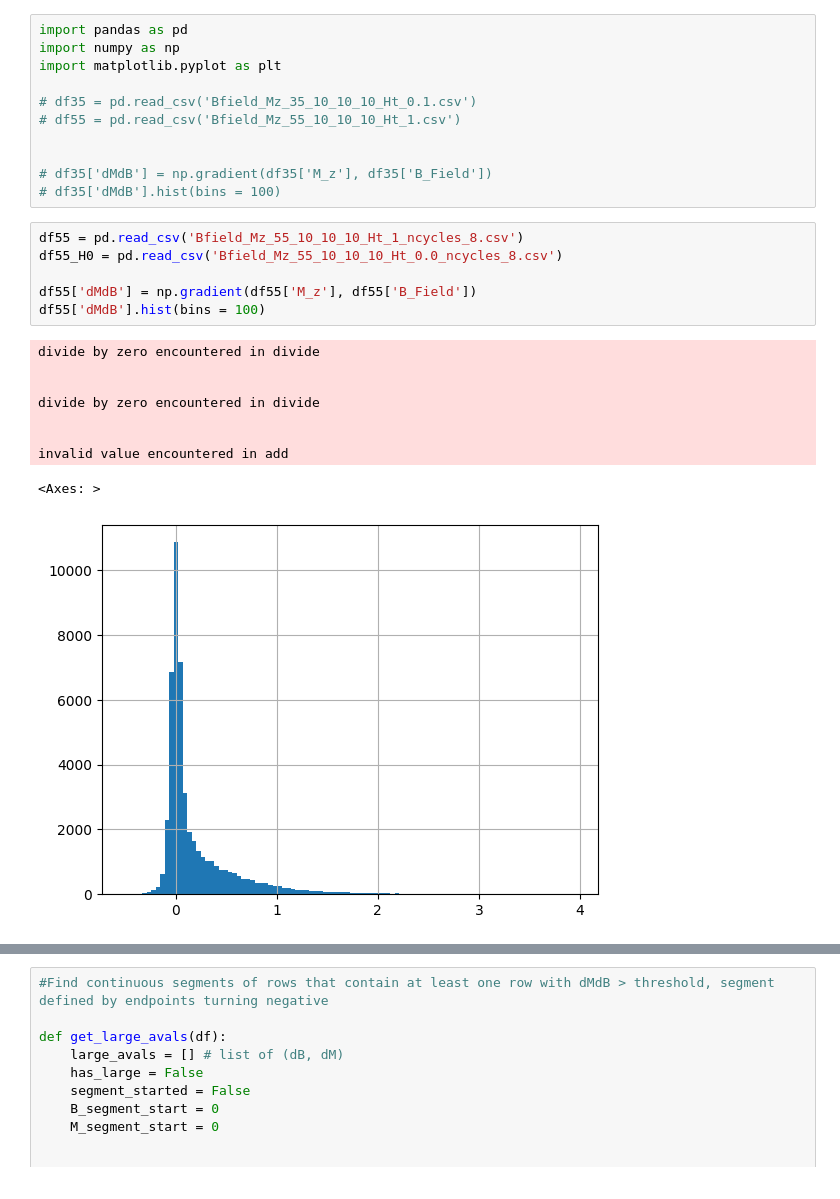
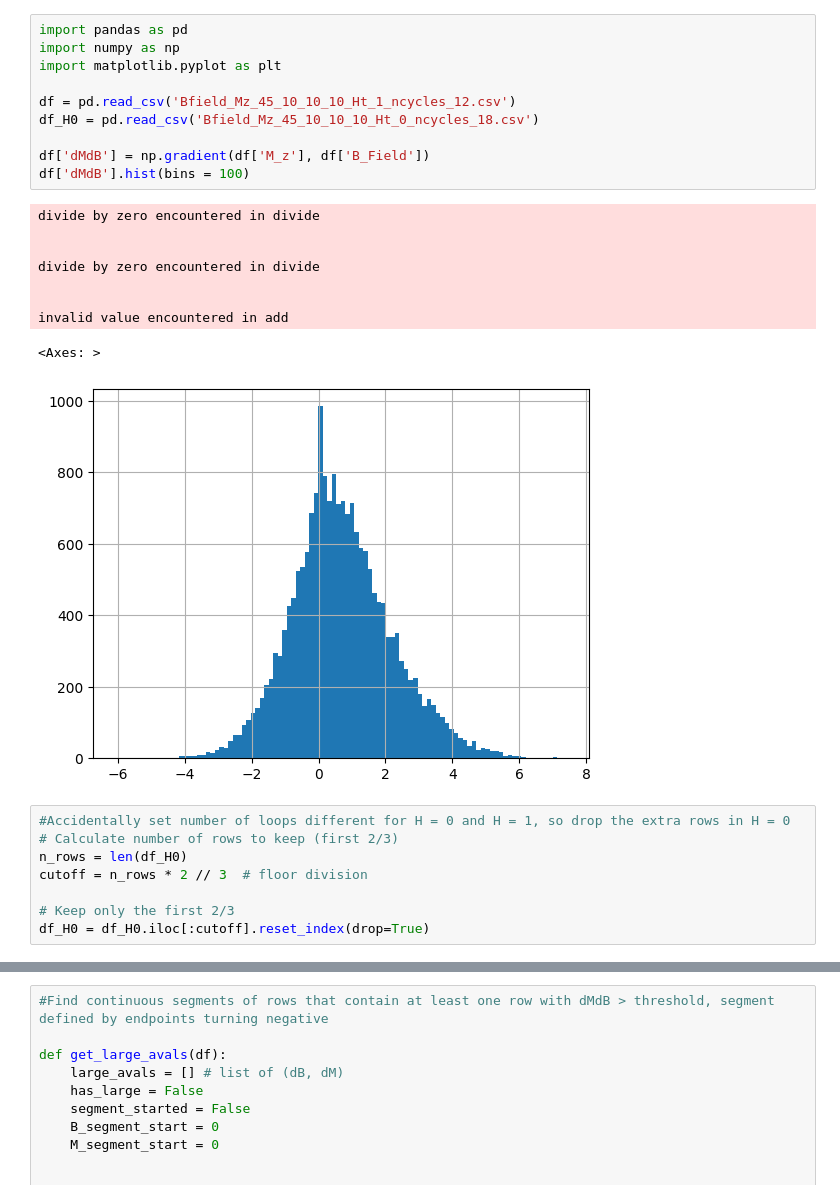
Before and after one commit to dmsilev/spirit, a Jupyter notebook: Barkhausen_noise_10.ipynb, the cells around one changed output, grey strips where cells are left out. Drawn from its saved outputs; the diff is of its cells as text.

```diff
--- a/Barkhausen_noise_10.ipynb
+++ b/Barkhausen_noise_10.ipynb
@@ -1,27 +1,28 @@
-# %%
-import pandas as pd
-import numpy as np
-import matplotlib.pyplot as plt
-
-# df35 = pd.read_csv('Bfield_Mz_35_10_10_10_Ht_0.1.csv')
-# df55 = pd.read_csv('Bfield_Mz_55_10_10_10_Ht_1.csv')
-
-
-# df35['dMdB'] = np.gradient(df35['M_z'], df35['B_Field'])
-# df35['dMdB'].hist(bins = 100)
 # %%
-df55 = pd.read_csv('Bfield_Mz_55_10_10_10_Ht_1_ncycles_8.csv')
-df55_H0 = pd.read_csv('Bfield_Mz_55_10_10_10_Ht_0.0_ncycles_8.csv')
+import pandas as pd
+import numpy as np
+import matplotlib.pyplot as plt
 
-df55['dMdB'] = np.gradient(df55['M_z'], df55['B_Field'])
-df55['dMdB'].hist(bins = 100)
+df = pd.read_csv('Bfield_Mz_45_10_10_10_Ht_1_ncycles_12.csv')
+df_H0 = pd.read_csv('Bfield_Mz_45_10_10_10_Ht_0_ncycles_18.csv')
+
+df['dMdB'] = np.gradient(df['M_z'], df['B_Field'])
+df['dMdB'].hist(bins = 100)
 # %% [output]
 divide by zero encountered in divide
 
 
 divide by zero encountered in divide
 
 
 invalid value encountered in add
 <Axes: >
-[figure, old version]
+[figure, new version]
+# %%
+#Accidentally set number of loops different for H = 0 and H = 1, so drop the extra rows in H = 0
+# Calculate number of rows to keep (first 2/3)
+n_rows = len(df_H0)
+cutoff = n_rows * 2 // 3  # floor division
+
+# Keep only the first 2/3
+df_H0 = df_H0.iloc[:cutoff].reset_index(drop=True)
```
Also changed, not shown: parts of 7 cells of this notebook, 2 other files.
